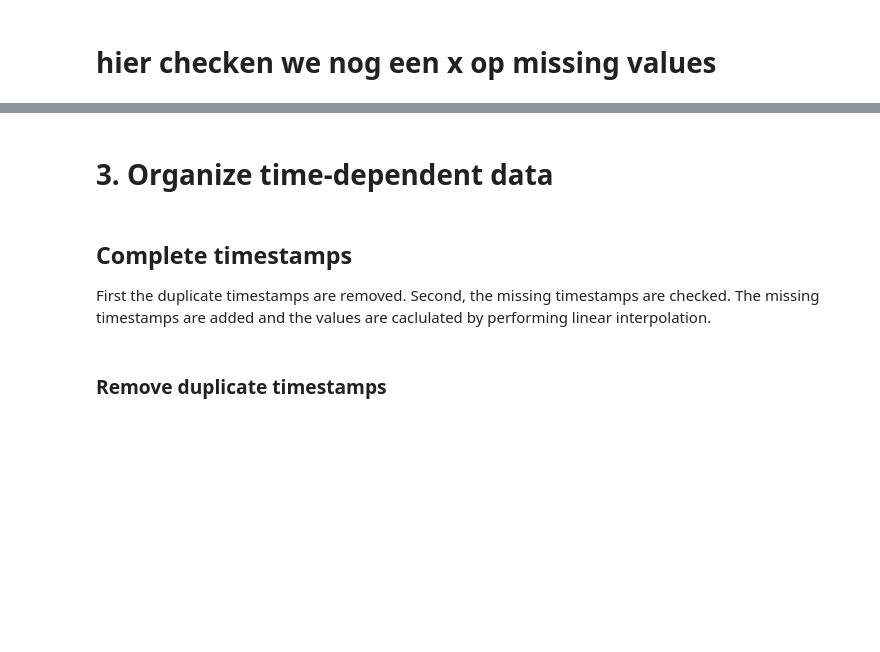
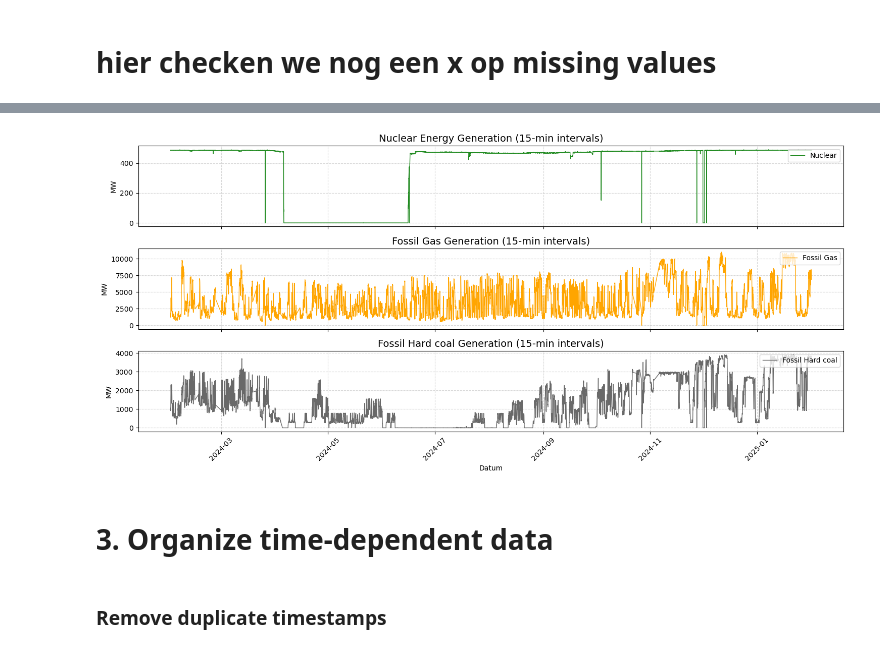
Before and after one commit to daphnemesquita2/1BM110, a Jupyter notebook: Assignment_1 copy.ipynb, the cells around one changed output, grey strips where cells are left out. Drawn from its saved outputs; the diff is of its cells as text; code cells hidden in the pictures; blank space fills up the shorter version.

```diff
--- a/Assignment_1 copy.ipynb
+++ b/Assignment_1 copy.ipynb
@@ -231,8 +277,36 @@ plt.show()
+# %%
+fig, (ax1, ax2, ax3) = plt.subplots(3, 1, figsize=(15, 7), sharex=True)
+
+# 1. Nuclear Energy
+ax1.plot(test['DateTime'], test['Nuclear'], color='forestgreen', linewidth=1, label='Nuclear')
+ax1.set_title('Nuclear Energy Generation (15-min intervals)', fontsize=14)
+ax1.set_ylabel('MW')
+ax1.grid(True, linestyle='--', alpha=0.5)
+ax1.legend(loc='upper right')
+
+# 2. Fossil Gas
+ax2.plot(test['DateTime'], test['Fossil Gas'], color='orange', linewidth=1, label='Fossil Gas')
+ax2.set_title('Fossil Gas Generation (15-min intervals)', fontsize=14)
+ax2.set_ylabel('MW')
+ax2.grid(True, linestyle='--', alpha=0.5)
+ax2.legend(loc='upper right')
+
+# 3. Fossil Hard coal
+ax3.plot(test['DateTime'], test['Fossil Hard coal'], color='dimgray', linewidth=1, label='Fossil Hard coal')
+ax3.set_title('Fossil Hard coal Generation (15-min intervals)', fontsize=14)
+ax3.set_ylabel('MW')
+ax3.set_xlabel('Datum')
+ax3.grid(True, linestyle='--', alpha=0.5)
+ax3.legend(loc='upper right')
+
+
+plt.xticks(rotation=45)
+plt.tight_layout()
+plt.show()
+# %% [output]
+[figure, added]
 # %% [markdown]
 # 3. Organize time-dependent data
-# %% [markdown]
-## Complete timestamps
-First the duplicate timestamps are removed. Second, the missing timestamps are checked. The missing timestamps are added and the values are caclulated by performing linear interpolation.
 # %% [markdown]
 ### Remove duplicate timestamps
 # %%
```
Also changed, not shown: parts of 36 cells of this notebook.
